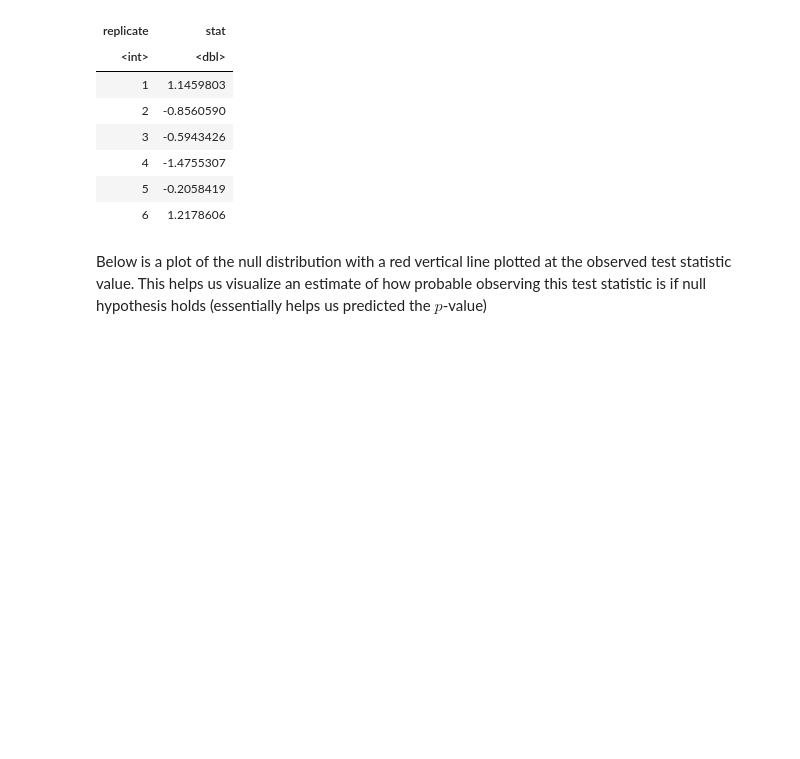
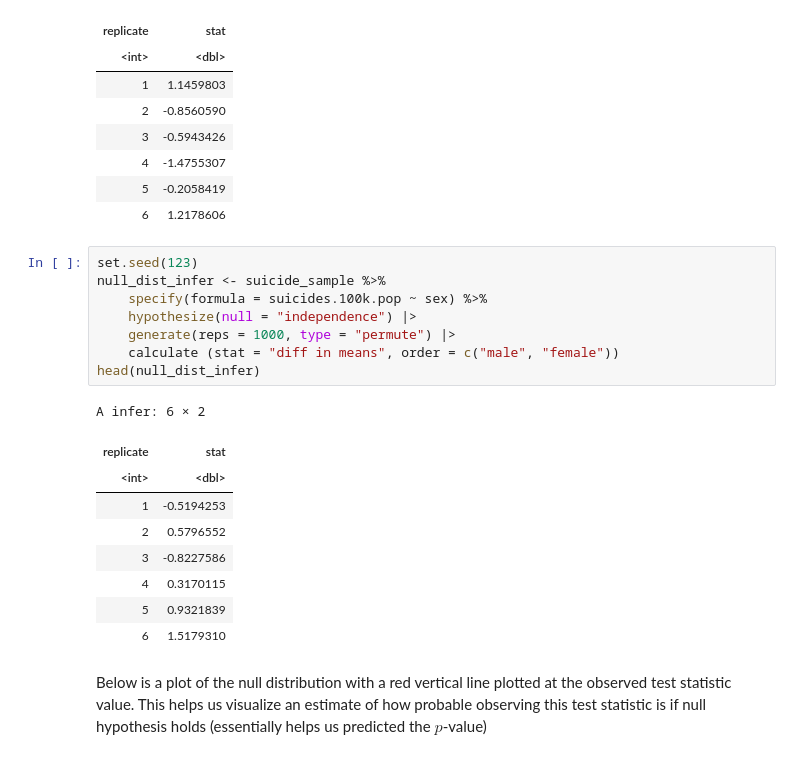
Before and after one commit to agoel25/stat_201_group_11, a Jupyter notebook: Final report.ipynb, the cells around one changed output. Drawn from its saved outputs; the diff is of its cells as text; blank space fills up the shorter version.

```diff
--- a/Final report.ipynb
+++ b/Final report.ipynb
@@ -189,6 +191,24 @@ A infer: 6 × 2
 | 4 | -1.4755307 |
 | 5 | -0.2058419 |
 | 6 | 1.2178606 |
+# %%
+set.seed(123)
+null_dist_infer <- suicide_sample %>%
+    specify(formula = suicides.100k.pop ~ sex) %>%
+    hypothesize(null = "independence") |>
+    generate(reps = 1000, type = "permute") |>
+    calculate (stat = "diff in means", order = c("male", "female"))
+head(null_dist_infer)
+# %% [output]
+A infer: 6 × 2
+| replicate | stat |
+| <int> | <dbl> |
+| 1 | -0.5194253 |
+| 2 | 0.5796552 |
+| 3 | -0.8227586 |
+| 4 | 0.3170115 |
+| 5 | 0.9321839 |
+| 6 | 1.5179310 |
 # %% [markdown]
 Below is a plot of the null distribution with a red vertical line plotted at the observed test statistic value. This helps us visualize an estimate of how probable observing this test statistic is if null hypothesis holds (essentially helps us predicted the $p$-value)
 # %%
```
Also changed, not shown: parts of 5 cells of this notebook.
